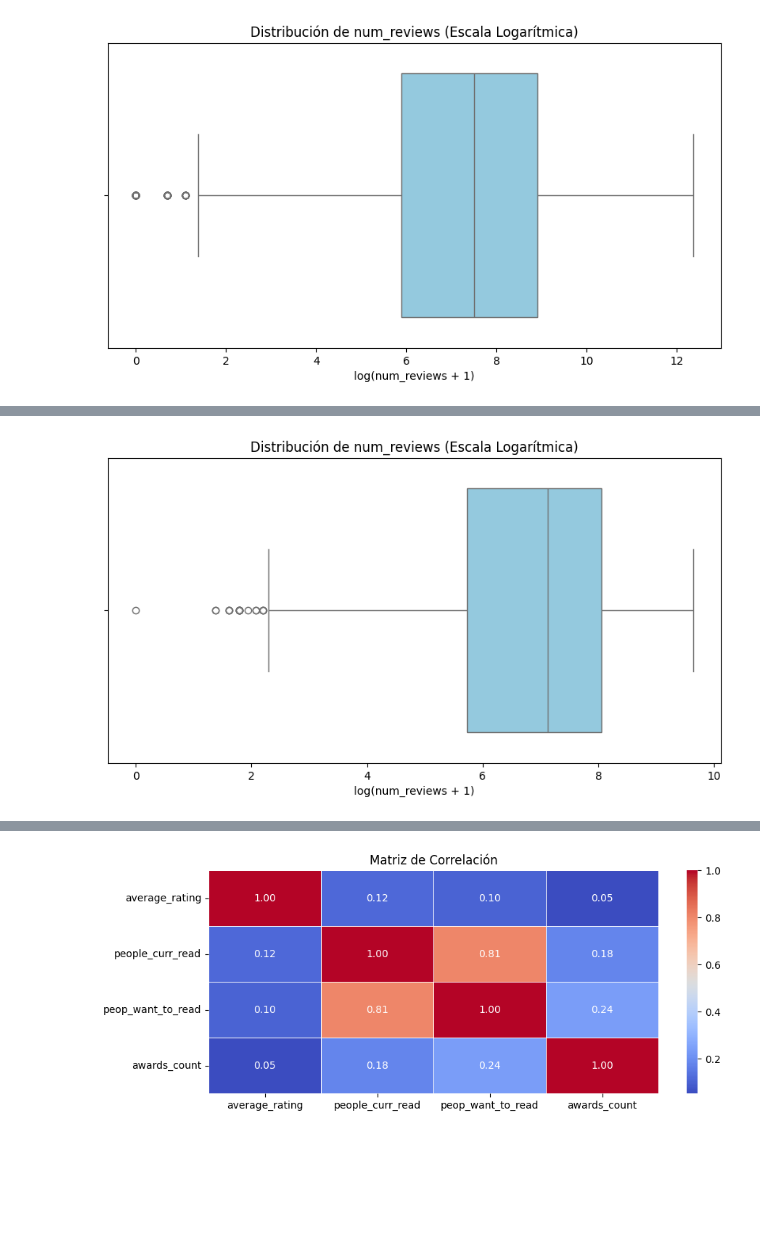
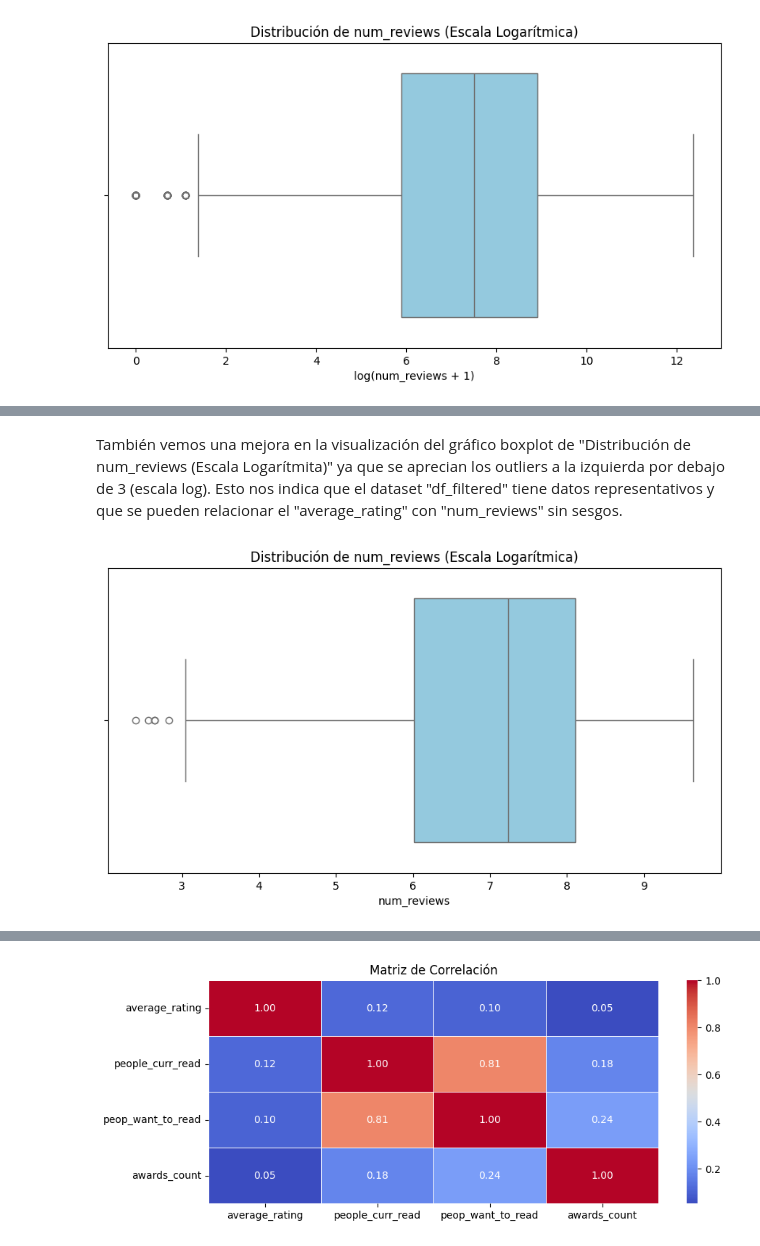
Before and after one commit to renerubio/book-analysis, a Jupyter notebook: all_books.ipynb, the cells around one changed output, grey strips where cells are left out. Drawn from its saved outputs; the diff is of its cells as text; code cells hidden in the pictures; blank space fills up the shorter version.

```diff
--- a/all_books.ipynb
+++ b/all_books.ipynb
@@ -26,0 +10,6 @@ Mounted at /content/drive
+# %%
+import pandas as pd
+
+file_path = "https://github.com/renerubio/book-analysis/raw/refs/heads/main/all_books.xlsx"
+
+df = pd.read_excel(file_path)
@@ -337,8 +344,8 @@ def remove_outliers(df, column):
 df_filtered = remove_outliers(df_cleaned, "num_reviews")
 df_filtered = remove_outliers(df_filtered, "num_ratings")
 
-# Filtrar libros con menos de 50
-df_filtered = df_filtered[df_filtered["num_ratings"] > 50]
+# Filtrar libros con menos de un número de referencia que se ajusta por iteración
+df_filtered = df_filtered[df_filtered["num_ratings"] > 300]
 
 # Mostrar información sobre la reducción de datos
 print(f"Cantidad de libros antes de eliminar outliers: {len(df_cleaned)}")
@@ -370,8 +385,11 @@ Crear una nueva columna que indique si el libro tiene premios
+# %% [markdown]
+También vemos una mejora en la visualización del gráfico boxplot de "Distribución de num_reviews (Escala Logarítmita)" ya que se aprecian los outliers a la izquierda por debajo de 3 (escala log).
+Esto nos indica que el dataset "df_filtered" tiene datos representativos y que se pueden relacionar el "average_rating" con "num_reviews" sin sesgos.
 # %%
 plt.figure(figsize=(10, 5))
 sns.boxplot(x=np.log1p(df_filtered["num_reviews"]), color="skyblue")  # log1p evita log(0)
+
 plt.title("Distribución de num_reviews (Escala Logarítmica)")
-plt.xlabel("log(num_reviews + 1)")  # +1 para evitar log(0)
 plt.show()
 # %% [output]
-[figure, old version]
+[figure, new version]
```
Also changed, not shown: parts of 40 cells of this notebook.
